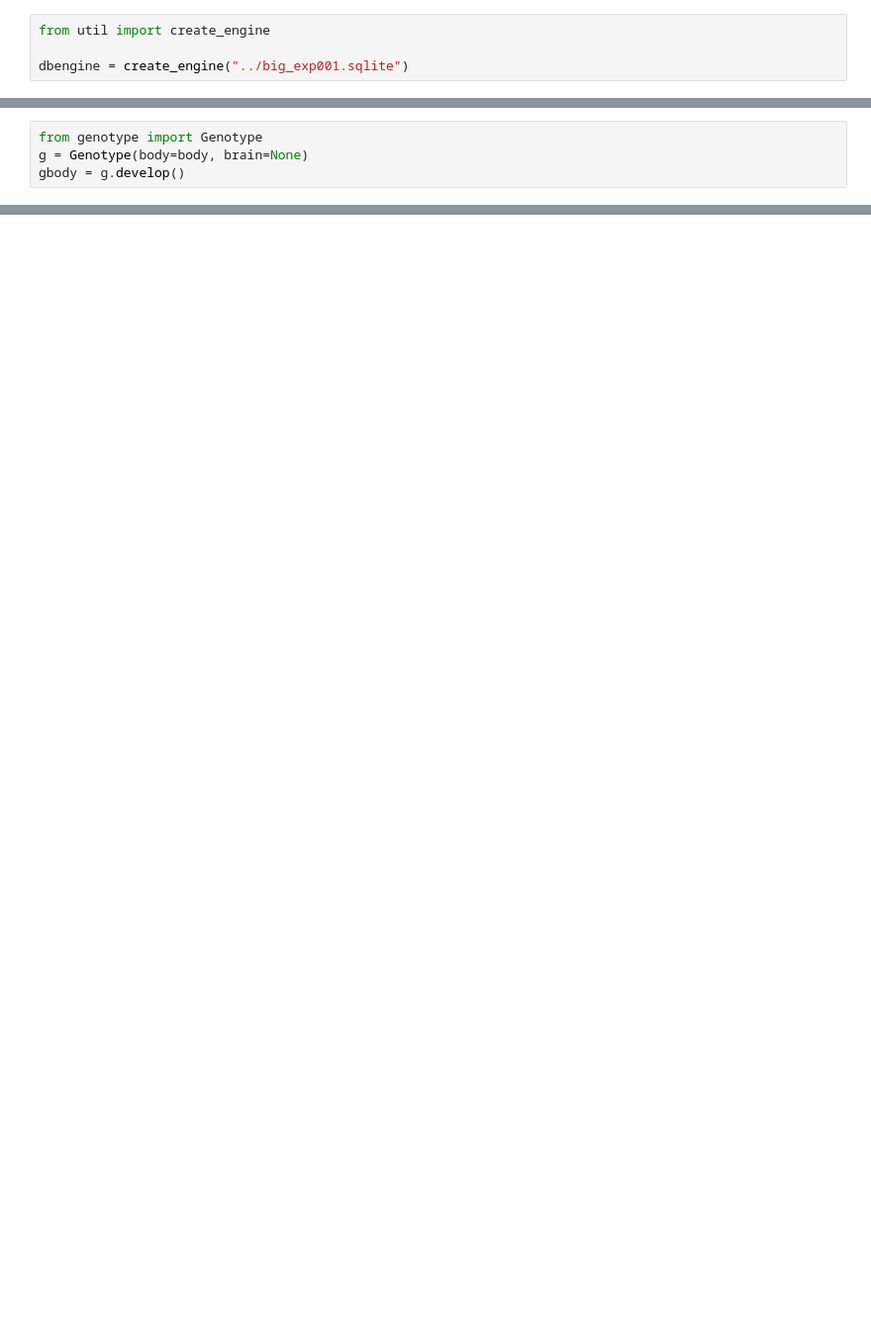
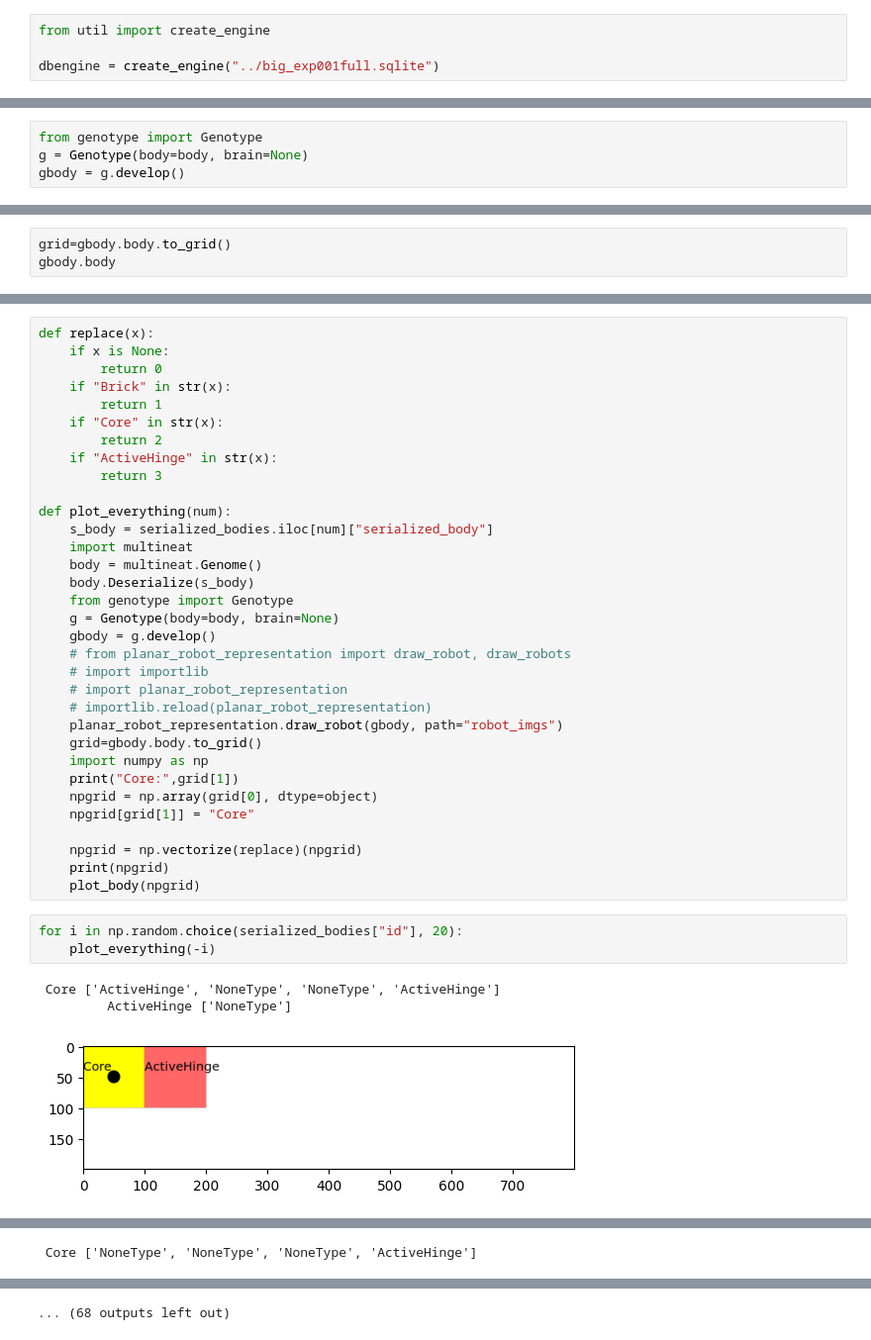
Before and after one commit to satchitchatterji/OriginOfSymmetry, a Jupyter notebook: examples/robot_bodybrain_ea/database_processes/draw bodies.ipynb, the cells around one changed output, grey strips where cells are left out. Shown at 99% size. Saved outputs shown, nothing was run; the diff lists cells and outputs as text; blank space fills up the shorter version.

Commit message:
Plotting robot bodies

```diff
--- a/examples/robot_bodybrain_ea/database_processes/draw bodies.ipynb
+++ b/examples/robot_bodybrain_ea/database_processes/draw bodies.ipynb
@@ -1,7 +1,7 @@
 # %%
 from util import create_engine
 
-dbengine = create_engine("../big_exp001.sqlite")
+dbengine = create_engine("../big_exp001full.sqlite")
 # %%
 import config
 import pandas
@@ -29,0 +50,3 @@ AttributeError: 'Core' object has no attribute 'attachment_points'
+# %%
+grid=gbody.body.to_grid()
+gbody.body
@@ -29,0 +163,40 @@ AttributeError: 'Core' object has no attribute 'attachment_points'
+# %%
+def replace(x):
+    if x is None:
+        return 0
+    if "Brick" in str(x):
+        return 1
+    if "Core" in str(x):
+        return 2
+    if "ActiveHinge" in str(x):
+        return 3
+
+def plot_everything(num):
+    s_body = serialized_bodies.iloc[num]["serialized_body"]
+    import multineat
+    body = multineat.Genome()
+    body.Deserialize(s_body)
+    from genotype import Genotype
+    g = Genotype(body=body, brain=None)
+    gbody = g.develop()
+    # from planar_robot_representation import draw_robot, draw_robots
+    # import importlib
+    # import planar_robot_representation
+    # importlib.reload(planar_robot_representation)
+    planar_robot_representation.draw_robot(gbody, path="robot_imgs")
+    grid=gbody.body.to_grid()
+    import numpy as np
+    print("Core:",grid[1])
+    npgrid = np.array(grid[0], dtype=object)
+    npgrid[grid[1]] = "Core"
+
+    npgrid = np.vectorize(replace)(npgrid)
+    print(npgrid)
+    plot_body(npgrid)
+# %%
+for i in np.random.choice(serialized_bodies["id"], 20):
+    plot_everything(-i)
+# %% [output]
+ Core ['ActiveHinge', 'NoneType', 'NoneType', 'ActiveHinge']
+         ActiveHinge ['NoneType']
+[figure, added]
@@ -29,0 +250 @@ AttributeError: 'Core' object has no attribute 'attachment_points'
+ Core ['NoneType', 'NoneType', 'NoneType', 'ActiveHinge']
@@ -29,0 +270 @@ AttributeError: 'Core' object has no attribute 'attachment_points'
+... (68 outputs left out)
```
Also changed, not shown: parts of 10 cells of this notebook, 3 other files.
